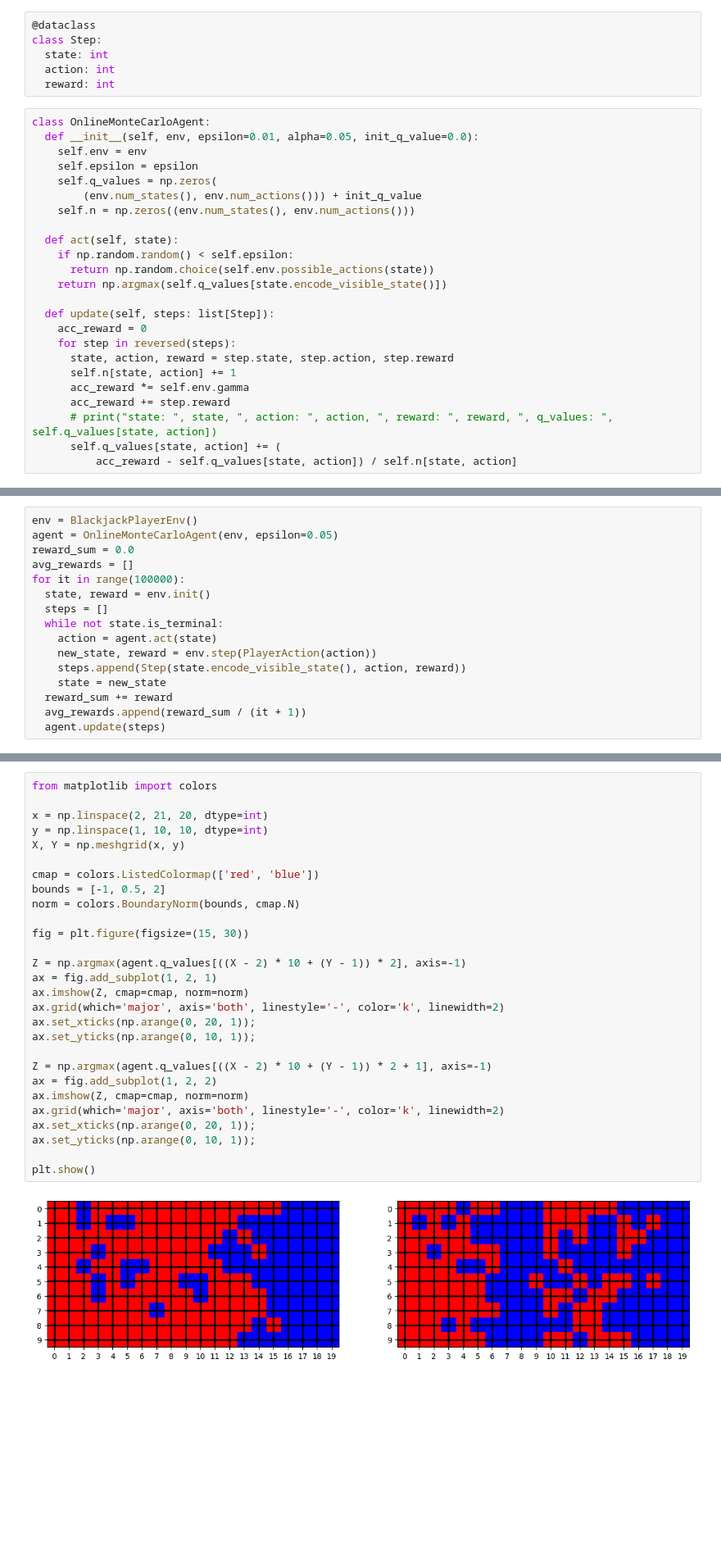
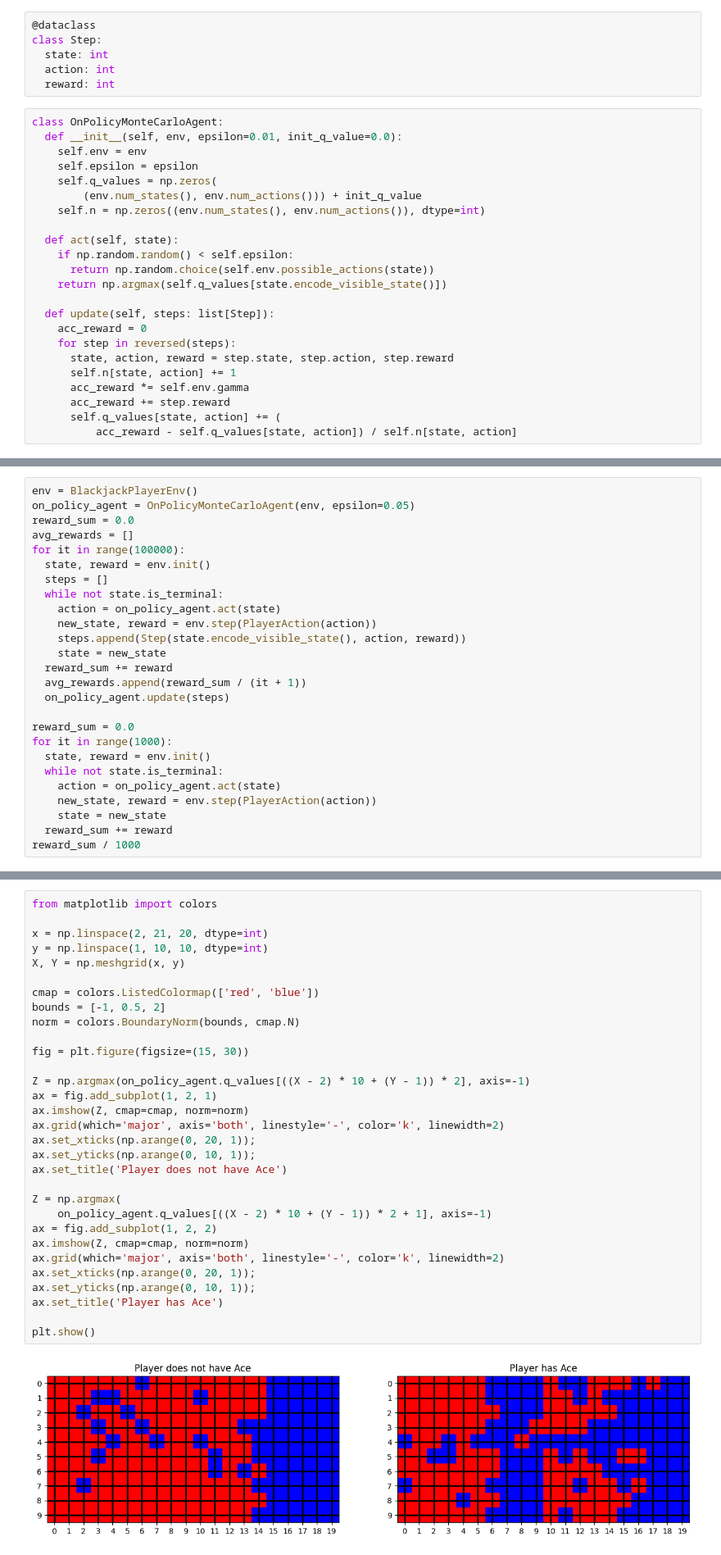
Before and after one commit to saltycookie/RLIntroNotebook, a Jupyter notebook: Chapter_5_Blackjack_Monte_Carlo.ipynb, the cells around one changed output, grey strips where cells are left out. Shown: that part at 82% size. Cells and saved outputs as stored; diff of their text form; blank space fills up the shorter version.

```diff
--- a/Chapter_5_Blackjack_Monte_Carlo.ipynb
+++ b/Chapter_5_Blackjack_Monte_Carlo.ipynb
@@ -174,13 +174,13 @@ class Step:
   action: int
   reward: int
 # %%
-class OnlineMonteCarloAgent:
-  def __init__(self, env, epsilon=0.01, alpha=0.05, init_q_value=0.0):
+class OnPolicyMonteCarloAgent:
+  def __init__(self, env, epsilon=0.01, init_q_value=0.0):
     self.env = env
     self.epsilon = epsilon
     self.q_values = np.zeros(
         (env.num_states(), env.num_actions())) + init_q_value
-    self.n = np.zeros((env.num_states(), env.num_actions()))
+    self.n = np.zeros((env.num_states(), env.num_actions()), dtype=int)
 
   def act(self, state):
     if np.random.random() < self.epsilon:
@@ -194,6 +194,5 @@ class OnlineMonteCarloAgent:
       self.n[state, action] += 1
       acc_reward *= self.env.gamma
       acc_reward += step.reward
-      # print("state: ", state, ", action: ", action, ", reward: ", reward, ", q_values: ", self.q_values[state, action])
       self.q_values[state, action] += (
           acc_reward - self.q_values[state, action]) / self.n[state, action]
@@ -200,16 +229,26 @@ class OnlineMonteCarloAgent:
 # %%
 env = BlackjackPlayerEnv()
-agent = OnlineMonteCarloAgent(env, epsilon=0.05)
+on_policy_agent = OnPolicyMonteCarloAgent(env, epsilon=0.05)
 reward_sum = 0.0
 avg_rewards = []
 for it in range(100000):
   state, reward = env.init()
   steps = []
   while not state.is_terminal:
-    action = agent.act(state)
+    action = on_policy_agent.act(state)
     new_state, reward = env.step(PlayerAction(action))
     steps.append(Step(state.encode_visible_state(), action, reward))
     state = new_state
   reward_sum += reward
   avg_rewards.append(reward_sum / (it + 1))
-  agent.update(steps)
+  on_policy_agent.update(steps)
+
+reward_sum = 0.0
+for it in range(1000):
+  state, reward = env.init()
+  while not state.is_terminal:
+    action = on_policy_agent.act(state)
+    new_state, reward = env.step(PlayerAction(action))
+    state = new_state
+  reward_sum += reward
+reward_sum / 1000
@@ -241,30 +286,33 @@ plt.show()
 # %%
 from matplotlib import colors
 
 x = np.linspace(2, 21, 20, dtype=int)
 y = np.linspace(1, 10, 10, dtype=int)
 X, Y = np.meshgrid(x, y)
 
 cmap = colors.ListedColormap(['red', 'blue'])
 bounds = [-1, 0.5, 2]
 norm = colors.BoundaryNorm(bounds, cmap.N)
 
 fig = plt.figure(figsize=(15, 30))
 
-Z = np.argmax(agent.q_values[((X - 2) * 10 + (Y - 1)) * 2], axis=-1)
+Z = np.argmax(on_policy_agent.q_values[((X - 2) * 10 + (Y - 1)) * 2], axis=-1)
 ax = fig.add_subplot(1, 2, 1)
 ax.imshow(Z, cmap=cmap, norm=norm)
 ax.grid(which='major', axis='both', linestyle='-', color='k', linewidth=2)
 ax.set_xticks(np.arange(0, 20, 1));
 ax.set_yticks(np.arange(0, 10, 1));
+ax.set_title('Player does not have Ace')
 
-Z = np.argmax(agent.q_values[((X - 2) * 10 + (Y - 1)) * 2 + 1], axis=-1)
+Z = np.argmax(
+    on_policy_agent.q_values[((X - 2) * 10 + (Y - 1)) * 2 + 1], axis=-1)
 ax = fig.add_subplot(1, 2, 2)
 ax.imshow(Z, cmap=cmap, norm=norm)
 ax.grid(which='major', axis='both', linestyle='-', color='k', linewidth=2)
 ax.set_xticks(np.arange(0, 20, 1));
 ax.set_yticks(np.arange(0, 10, 1));
+ax.set_title('Player has Ace')
 
 plt.show()
 # %% [output]
-[figure, old version]
+[figure, new version]
```
Also changed, not shown: parts of 9 cells of this notebook.
